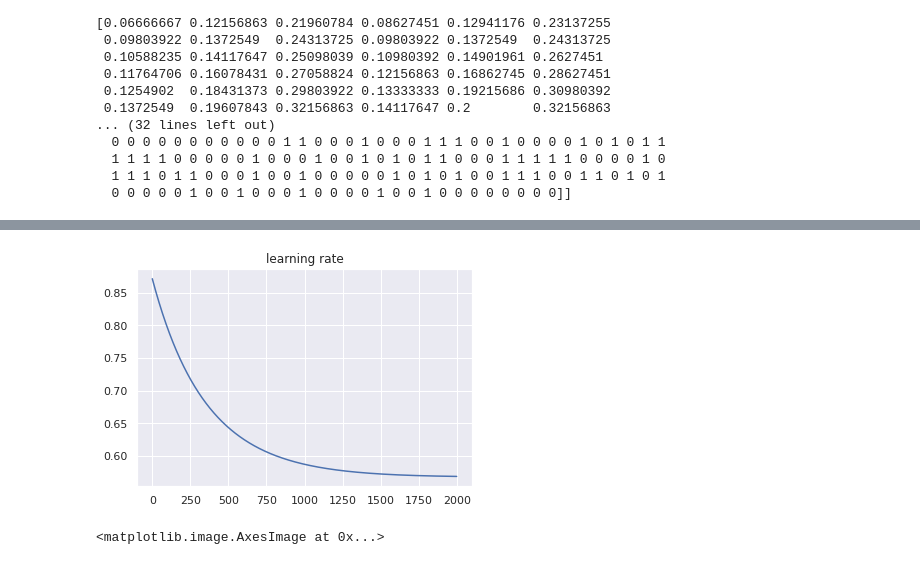
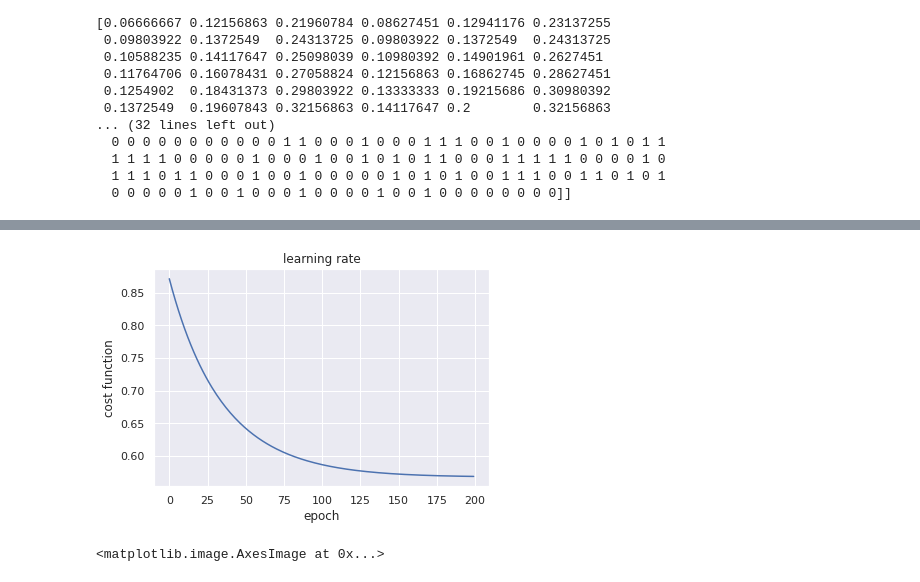
Before and after one commit to greed4040/logistic-regression, a Jupyter notebook: single_neuron.ipynb, the cells around one changed output, grey strips where cells are left out. Saved outputs shown, nothing was run; the diff lists cells and outputs as text; code cells hidden in the pictures.

```diff
--- a/single_neuron.ipynb
+++ b/single_neuron.ipynb
@@ -59,7 +59,7 @@ def cost(inp_loss):
     return (-1/inp_loss.shape[1])*np.sum(inp_loss[0])
 
 sgm1 = lambda x: 1/(1+math.e**-x)
-learning_rate=0.001
+learning_rate=0.01
 
 train_set_x_orig, train_set_y, test_set_x_orig, test_set_y, classes = load_dataset()
 print("X shape:{a}".format(a=train_set_x_orig.shape))
@@ -70,17 +70,13 @@ m=train_set_x_orig.shape[0]
 print("vertical vector dimenstions (lines):", vector_size)
 
 x=train_set_x_orig.reshape((vector_size, m))/255
-#x=read_directory()
 
 w=np.zeros((vector_size,1))
 b=0
 
 print("X shape:{var1}, W shape:{var2}".format(var1=x.shape, var2=w.shape))
-
 print(np.zeros((3,4)))
-
 print(x[0])
-
 print(train_set_y.shape)
 print(train_set_y)
 # %% [output]
@@ -102,7 +98,7 @@ X shape:(12288, 209), W shape:(12288, 1)
   1 1 1 0 1 1 0 0 0 1 0 0 1 0 0 0 0 0 1 0 1 0 1 0 0 1 1 1 0 0 1 1 0 1 0 1
   0 0 0 0 0 1 0 0 1 0 0 0 1 0 0 0 0 1 0 0 1 0 0 0 0 0 0 0 0]]
 # %%
-for i in range(0,1000):
+for i in range(0,200):
     if print_messages: print("this is w:",w)
     z=np.dot(w.transpose(), x) + b
     if print_messages: print("z shape (w*x):",z.shape)
@@ -149,10 +129,12 @@ epoch: 950, loss: 0.5691090877867978
 # %%
 import seaborn as sns
 plt.title('learning rate')
 sns.set_theme()
 a=sns.lineplot(data=loss_cost)
+a.set(xlabel='epoch', ylabel='cost function')
+plt.show()
 # %% [output]
-[figure, old version]
+[figure, new version]
 # %%
 plt.imshow(train_set_x_orig[7])
 # %% [output]
```
Also changed, not shown: parts of 1 cell of this notebook.
